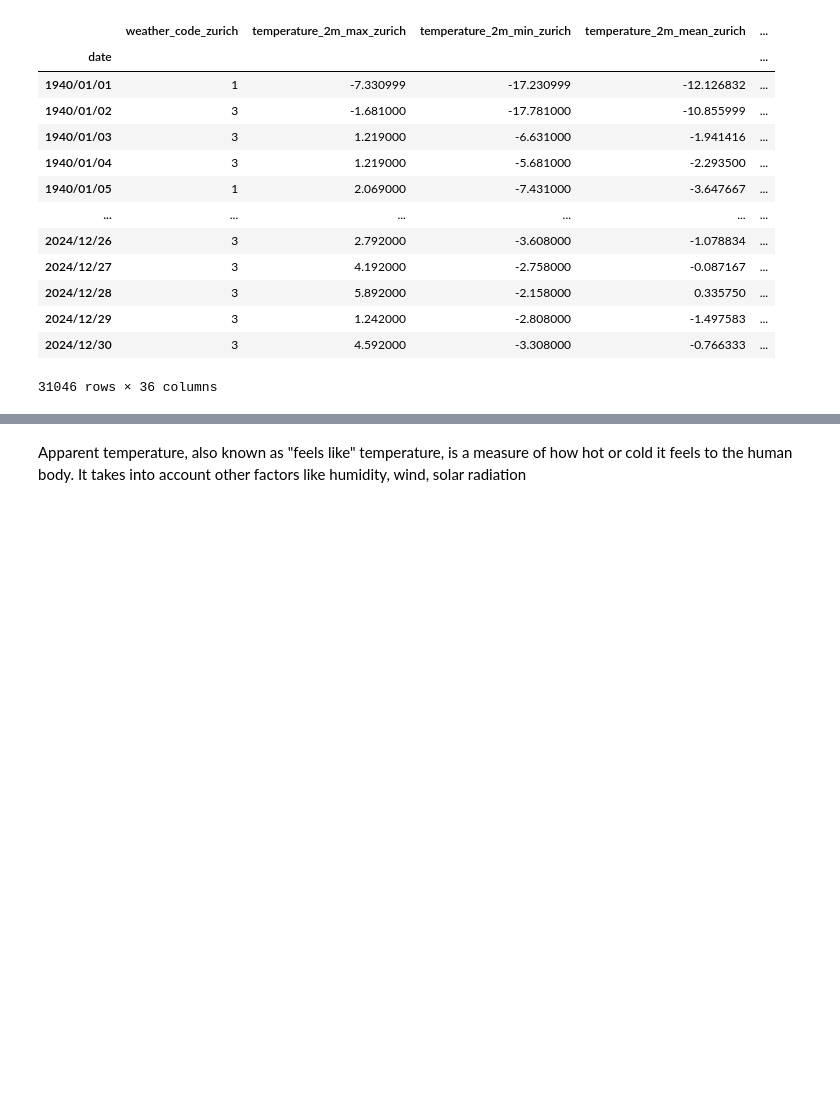
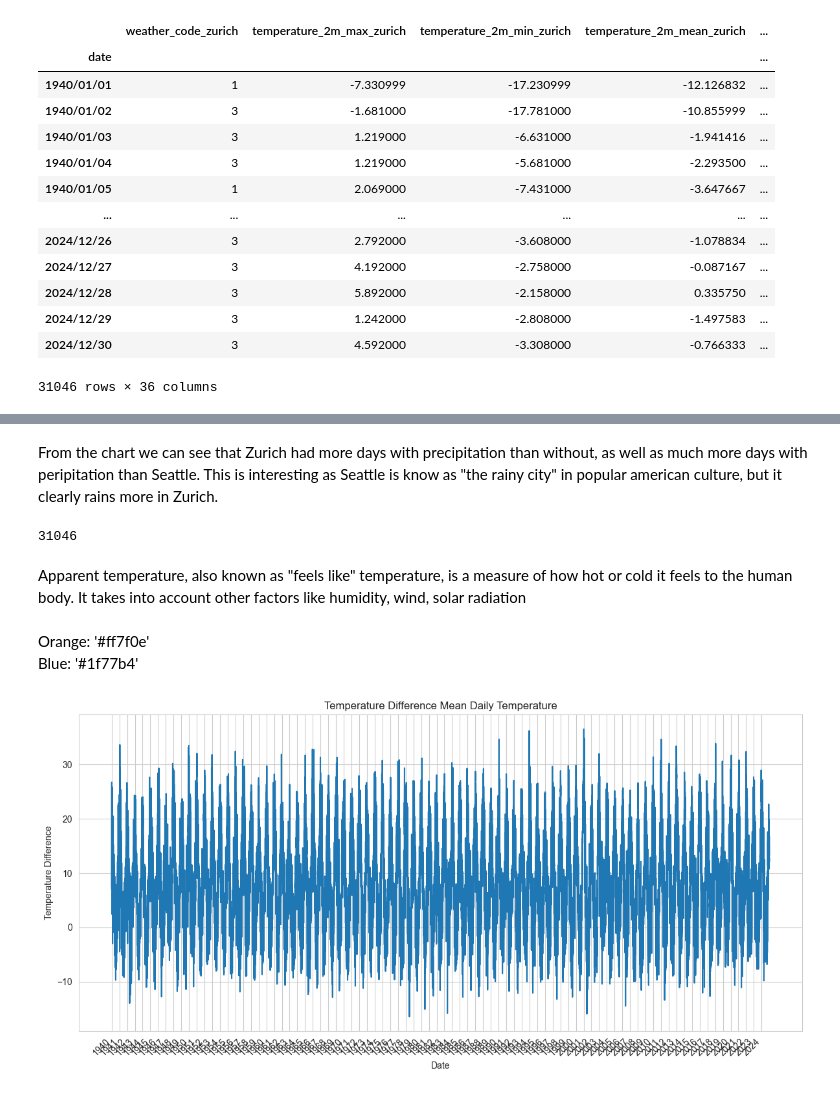
Before and after one commit to Jaffels/CIP_FS25_111, a Jupyter notebook: Johan.ipynb, the cells around one changed output, grey strips where cells are left out. Drawn from its saved outputs; the diff is of its cells as text; code cells hidden in the pictures; blank space fills up the shorter version.

```diff
--- a/Johan.ipynb
+++ b/Johan.ipynb
@@ -445,2 +483,36 @@ By looking at the weather codes it is clear that the most common weather state f
+# %% [markdown]
+From the chart we can see that Zurich had more days with precipitation than without, as well as much more days with peripitation than Seattle. This is interesting as Seattle is know as "the rainy city" in popular american culture, but it clearly rains more in Zurich.
+# %%
+temp_diff  = merged_data['temperature_2m_mean_zurich'] - merged_data['temperature_2m_mean_seattle']
+
+len(temp_diff)
+# %% [output]
+31046
 # %% [markdown]
 Apparent temperature, also known as "feels like" temperature, is a measure of how hot or cold it feels to the human body. It takes into account other factors like humidity, wind, solar radiation
+# %% [markdown]
+Orange: '#ff7f0e'
+Blue: '#1f77b4'
+# %%
+# First, convert string dates to datetime objects
+# This is the key step that was missing
+index_as_datetime = pd.to_datetime(temp_diff.index)
+temp_diff_datetime = pd.Series(temp_diff.values, index=index_as_datetime)
+
+# Create the plot using the datetime index
+plt.figure(figsize=(12, 6))
+plt.plot(temp_diff_datetime.index, temp_diff_datetime.values)
+plt.xlabel('Date')
+plt.ylabel('Temperature Difference')
+plt.title('Temperature Difference Mean Daily Temperature')
+plt.grid(True)
+
+# Filter for only January 1st dates
+jan_first_dates = [date for date in temp_diff_datetime.index if date.month == 1 and date.day == 1]
+
+# Set x-ticks to show only January 1st dates
+plt.xticks(jan_first_dates, [date.strftime('%Y') for date in jan_first_dates], rotation=45, ha='right')
+plt.tight_layout()
+plt.show()
+# %% [output]
+[figure, added]
```
Also changed, not shown: parts of 6 cells of this notebook, 1 other file.
